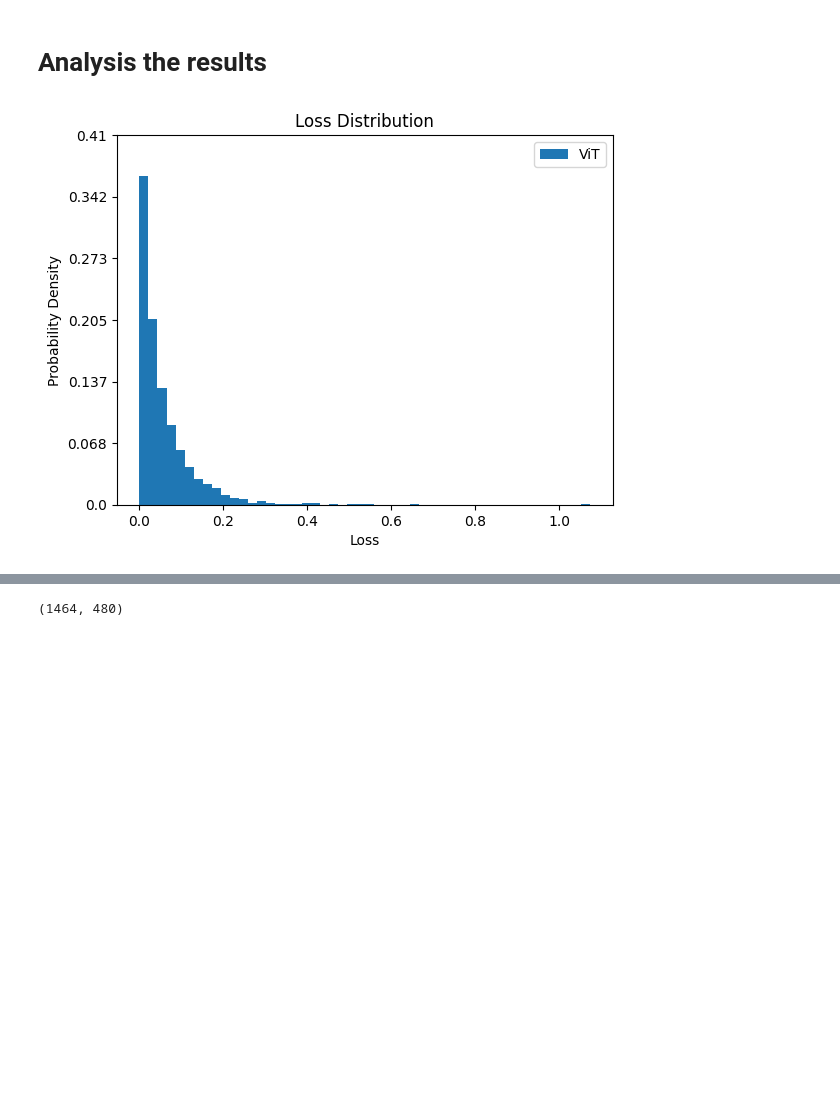
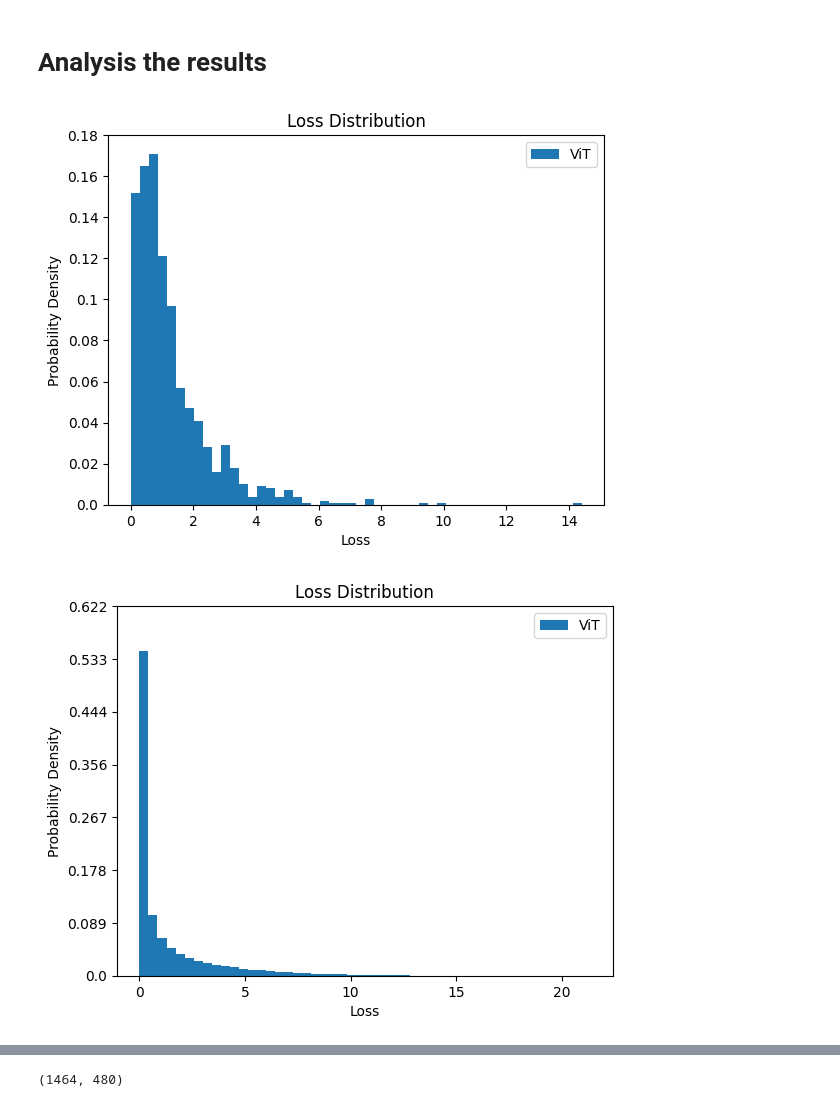
Before and after one commit to susanbao/pytorch-segmentation, a Jupyter notebook: estimated_loss_analysis.ipynb, the cells around one changed output, grey strips where cells are left out. Saved outputs shown, nothing was run; the diff lists cells and outputs as text; code cells hidden in the pictures; blank space fills up the shorter version.

```diff
--- a/estimated_loss_analysis.ipynb
+++ b/estimated_loss_analysis.ipynb
@@ -44,7 +44,15 @@ def np_write(data, file):
 
 normalize = [0.05269893, 0.053517897]
 # %%
-train_loss = np_read("./pro_data/DeepLab_VOC/train/image_true_losses.npy")
+data_model = "PSPNet_COCO"
+train_loss = np_read(f"./pro_data/{data_model}/val/image_true_losses.npy")
 display_data_hist(train_loss)
+
+train_loss = np_read(f"./pro_data/{data_model}/val/region_32_32_true_losses.npy")
+display_data_hist(train_loss)
+
+train_loss = np_read(f"./pro_data/{data_model}/val/region_16_16_true_losses.npy")
+display_data_hist(train_loss)
 # %% [output]
-[figure, old version]
+[figure, new version]
+[figure, added]
```
Also changed, not shown: parts of 1 cell of this notebook, 59 other files.
